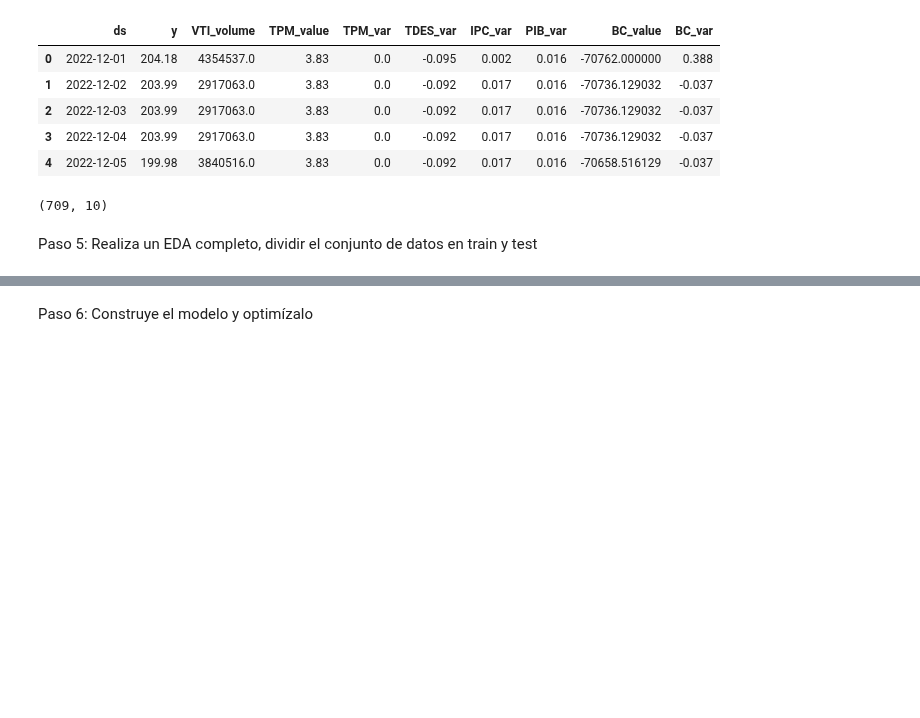
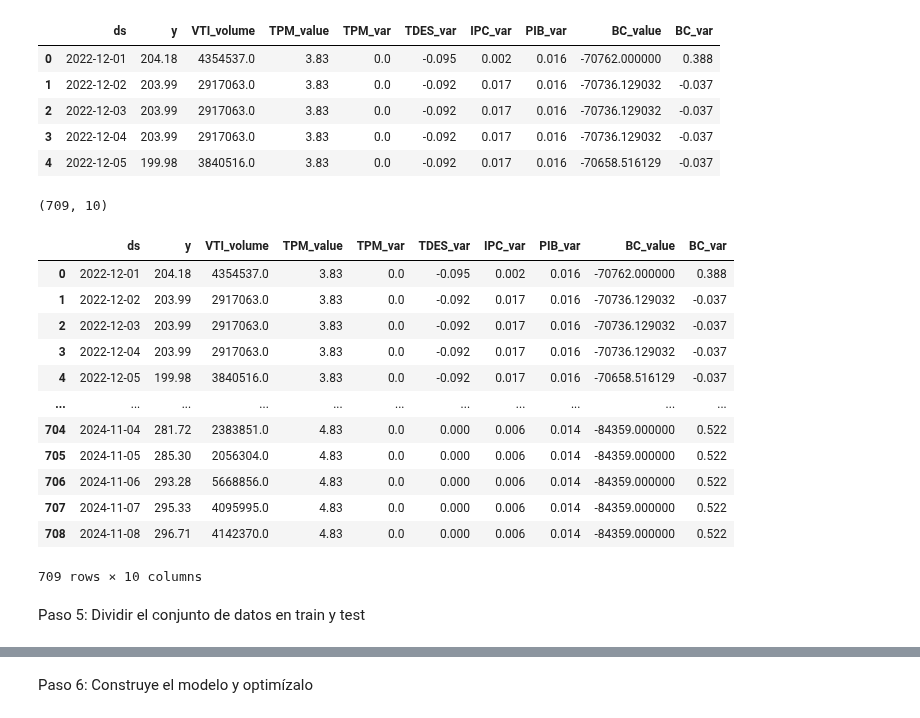
Before and after one commit to diegomacaya/proyecto_DataScience_DMS, a Jupyter notebook: src/Proyecto_Data_Science.ipynb, the cells around one changed output, grey strips where cells are left out. Drawn from its saved outputs; the diff is of its cells as text; code cells hidden in the pictures; blank space fills up the shorter version.

```diff
--- a/src/Proyecto_Data_Science.ipynb
+++ b/src/Proyecto_Data_Science.ipynb
@@ -994,7 +994,23 @@ df_vti_D.head()
 df_vti_D.shape
 # %% [output]
 (709, 10)
+# %%
+df_vti_D
+# %% [output]
+|  | ds | y | VTI_volume | TPM_value | TPM_var | TDES_var | IPC_var | PIB_var | BC_value | BC_var |
+| 0 | 2022-12-01 | 204.18 | 4354537.0 | 3.83 | 0.0 | -0.095 | 0.002 | 0.016 | -70762.000000 | 0.388 |
+| 1 | 2022-12-02 | 203.99 | 2917063.0 | 3.83 | 0.0 | -0.092 | 0.017 | 0.016 | -70736.129032 | -0.037 |
+| 2 | 2022-12-03 | 203.99 | 2917063.0 | 3.83 | 0.0 | -0.092 | 0.017 | 0.016 | -70736.129032 | -0.037 |
+| 3 | 2022-12-04 | 203.99 | 2917063.0 | 3.83 | 0.0 | -0.092 | 0.017 | 0.016 | -70736.129032 | -0.037 |
+| 4 | 2022-12-05 | 199.98 | 3840516.0 | 3.83 | 0.0 | -0.092 | 0.017 | 0.016 | -70658.516129 | -0.037 |
+| ... | ... | ... | ... | ... | ... | ... | ... | ... | ... | ... |
+| 704 | 2024-11-04 | 281.72 | 2383851.0 | 4.83 | 0.0 | 0.000 | 0.006 | 0.014 | -84359.000000 | 0.522 |
+| 705 | 2024-11-05 | 285.30 | 2056304.0 | 4.83 | 0.0 | 0.000 | 0.006 | 0.014 | -84359.000000 | 0.522 |
+| 706 | 2024-11-06 | 293.28 | 5668856.0 | 4.83 | 0.0 | 0.000 | 0.006 | 0.014 | -84359.000000 | 0.522 |
+| 707 | 2024-11-07 | 295.33 | 4095995.0 | 4.83 | 0.0 | 0.000 | 0.006 | 0.014 | -84359.000000 | 0.522 |
+| 708 | 2024-11-08 | 296.71 | 4142370.0 | 4.83 | 0.0 | 0.000 | 0.006 | 0.014 | -84359.000000 | 0.522 |
+709 rows × 10 columns
 # %% [markdown]
-Paso 5: Realiza un EDA completo, dividir el conjunto de datos en train y test
+Paso 5: Dividir el conjunto de datos en train y test
 # %%
 # Divide los datos en conjuntos de entrenamiento y prueba
```
Also changed, not shown: parts of 6 cells of this notebook.
